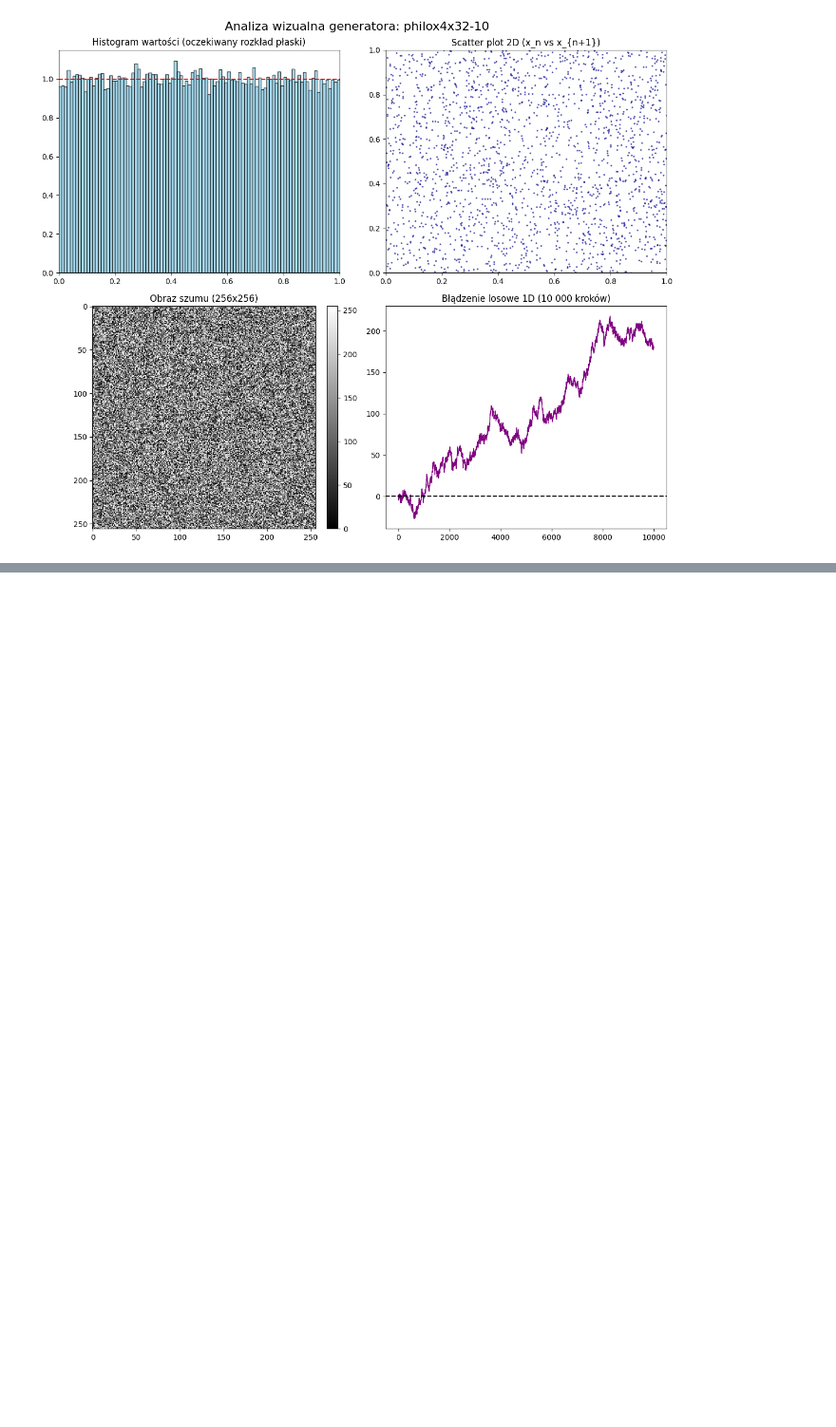
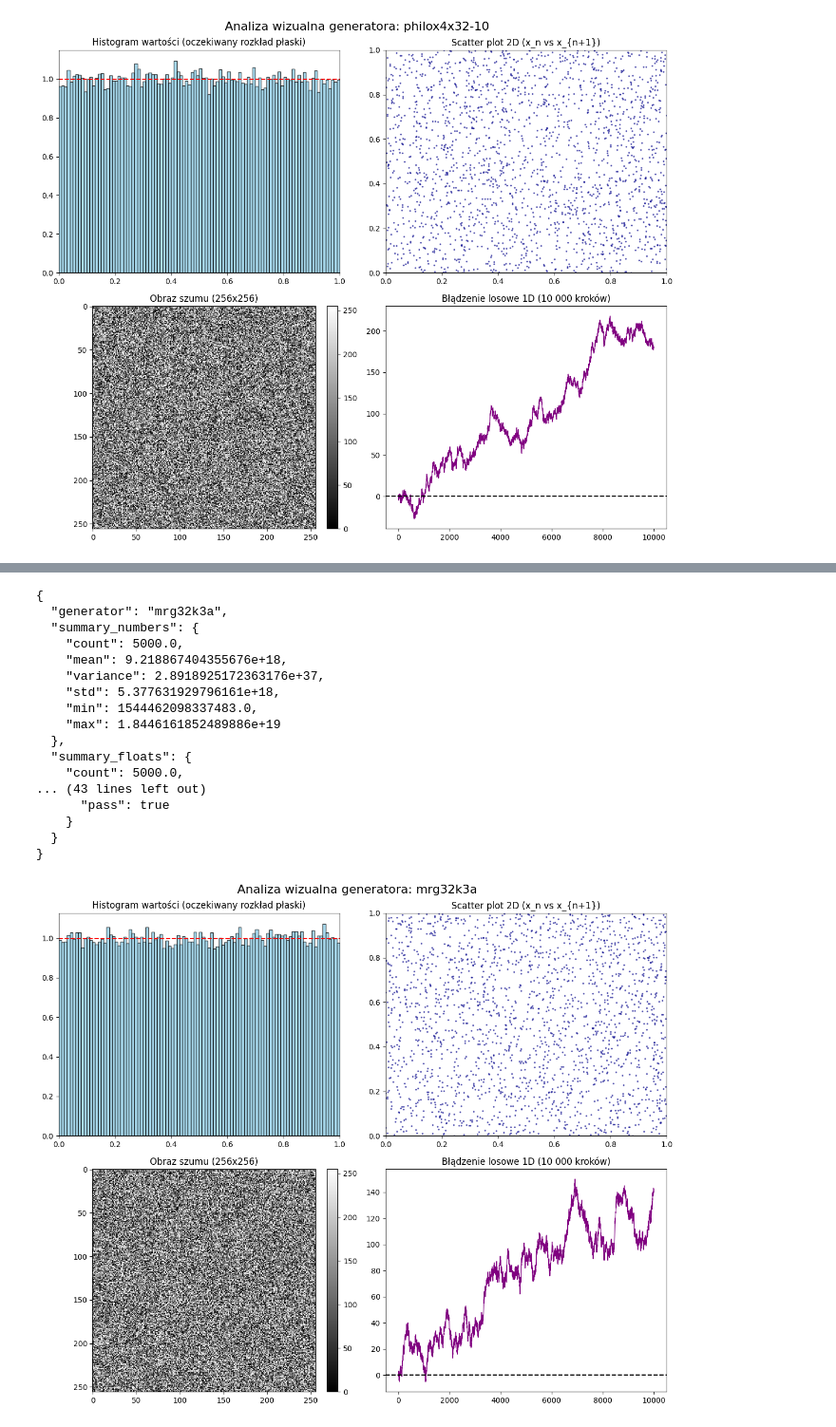
Before and after one commit to lsok02/IPOWBDB, a Jupyter notebook: noteboooks/P8.ipynb, the cells around one changed output, grey strips where cells are left out. Shown at 95% size. Drawn from its saved outputs; the diff is of its cells as text; code cells hidden in the pictures; blank space fills up the shorter version.

Commit message:
Add mrg32k3a generator

```diff
--- a/noteboooks/P8.ipynb
+++ b/noteboooks/P8.ipynb
@@ -53,0 +125,31 @@ run_visual_tests(generator)
+# %%
+from ipow.generators import MRG32k3a
+from ipow.tests import ValidationConfig, validate_generator, run_visual_tests
+
+import json
+
+cfg = ValidationConfig(n_numbers=5000, n_bits=10000)
+# %%
+generator = MRG32k3a(seed=12345)
+results = validate_generator(generator, cfg)
+print(json.dumps(results, indent=2))
+run_visual_tests(generator)
+# %% [output]
+{
+  "generator": "mrg32k3a",
+  "summary_numbers": {
+    "count": 5000.0,
+    "mean": 9.218867404355676e+18,
+    "variance": 2.8918925172363176e+37,
+    "std": 5.377631929796161e+18,
+    "min": 1544462098337483.0,
+    "max": 1.8446161852489886e+19
+  },
+  "summary_floats": {
+    "count": 5000.0,
+... (43 lines left out)
+      "pass": true
+    }
+  }
+}
+[figure, added]
```
Also changed, not shown: parts of 5 cells of this notebook, 2 other files.
